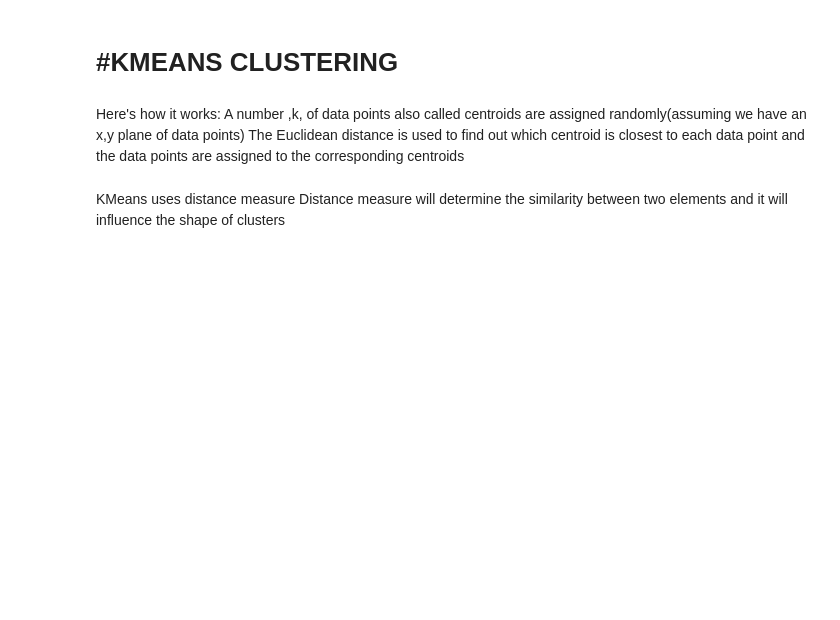
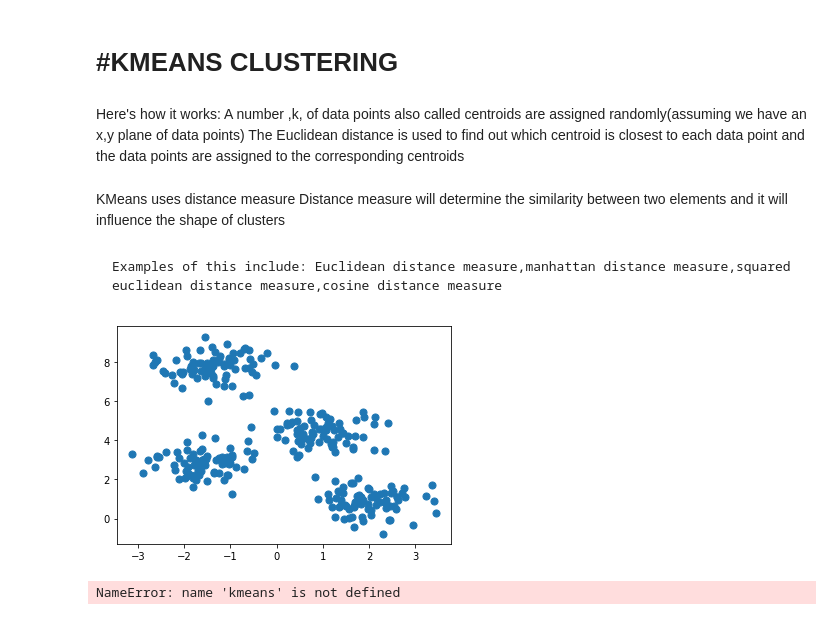
Before and after one commit to nassersaazi/ml_models, a Jupyter notebook: ml_simplilearn.ipynb, the cells around one changed output. Cells and saved outputs as stored; diff of their text form; code cells hidden in the pictures; blank space fills up the shorter version.

```diff
--- a/ml_simplilearn.ipynb
+++ b/ml_simplilearn.ipynb
@@ -241,0 +241,19 @@ KMeans uses distance measure
+# %% [markdown]
+    Examples of this include: Euclidean distance measure,manhattan distance measure,squared euclidean distance measure,cosine distance measure
+# %%
+from sklearn.datasets.samples_generator import make_blobs
+#make some random data points
+X, y_true = make_blobs(n_samples=300, centers =4,cluster_std=0.600,random_state=0)
+plt.scatter(X[:,0],X[:, 1],s=50)
+plt.show()
+# %% [output]
+[figure, added]
+# %%
+from sklearn.cluster import KMeans
+Kmeans = KMeans(n_clusters=4)
+kmeans.fit(X)
+y_kmeans = kmeans.predict(X)
+#cluster numbers assigned for each observation/instance(clusters go from 0 to 3)
+y_kmeans
+# %% [output]
+NameError: name 'kmeans' is not defined
```
Also changed, not shown: parts of 3 cells of this notebook.
